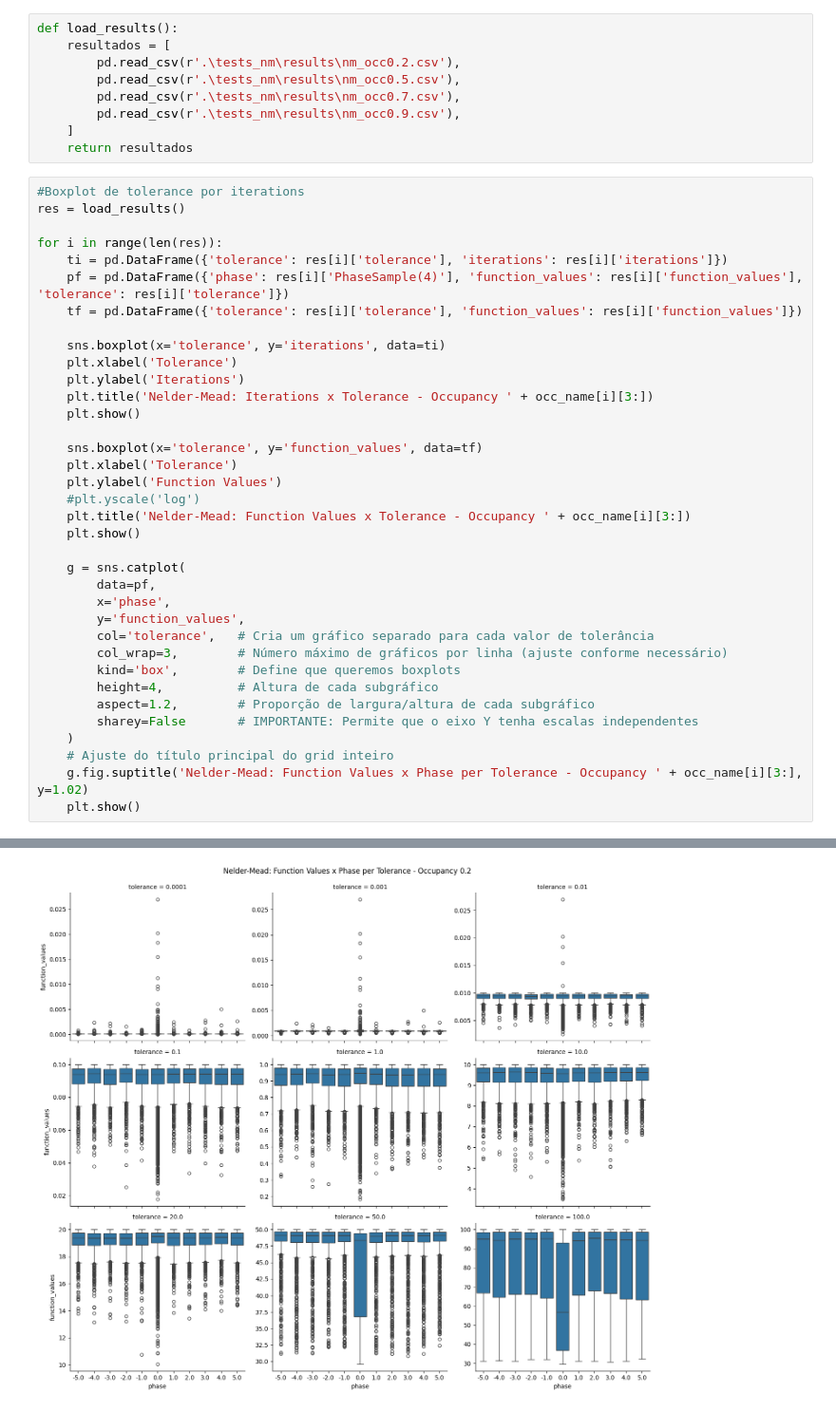
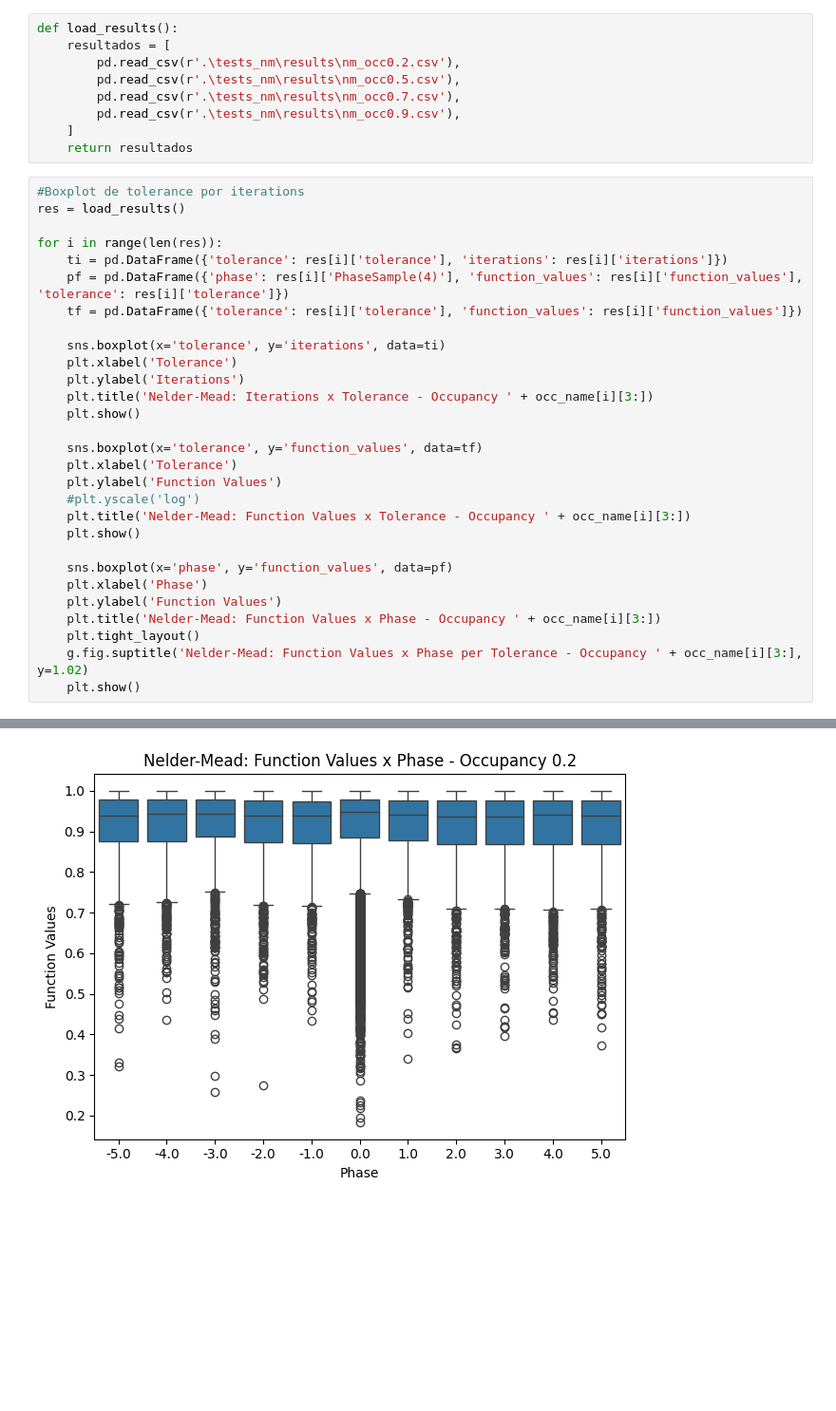
Before and after one commit to Caua-Gomes2005/Nelder-Mead_Rede-Neural, a Jupyter notebook: avaliacao_NM.ipynb, the cells around one changed output, grey strips where cells are left out. Shown at 95% size. Cells and saved outputs as stored; diff of their text form; blank space fills up the shorter version.

```diff
--- a/avaliacao_NM.ipynb
+++ b/avaliacao_NM.ipynb
@@ -183,18 +162,11 @@ for i in range(len(res)):
     plt.title('Nelder-Mead: Function Values x Tolerance - Occupancy ' + occ_name[i][3:])
     plt.show()
 
-    g = sns.catplot(
-        data=pf,
-        x='phase',
-        y='function_values',
-        col='tolerance',   # Cria um gráfico separado para cada valor de tolerância
-        col_wrap=3,        # Número máximo de gráficos por linha (ajuste conforme necessário)
-        kind='box',        # Define que queremos boxplots
-        height=4,          # Altura de cada subgráfico
-        aspect=1.2,        # Proporção de largura/altura de cada subgráfico
-        sharey=False       # IMPORTANTE: Permite que o eixo Y tenha escalas independentes
-    )
-    # Ajuste do título principal do grid inteiro
+    sns.boxplot(x='phase', y='function_values', data=pf)
+    plt.xlabel('Phase')
+    plt.ylabel('Function Values')
+    plt.title('Nelder-Mead: Function Values x Phase - Occupancy ' + occ_name[i][3:])
+    plt.tight_layout()
     g.fig.suptitle('Nelder-Mead: Function Values x Phase per Tolerance - Occupancy ' + occ_name[i][3:], y=1.02)
     plt.show()
 # %% [output]
@@ -203 +175 @@ for i in range(len(res)):
-[figure, old version]
+[figure, new version]
```
Also changed, not shown: parts of 10 cells of this notebook, 4 other files.
